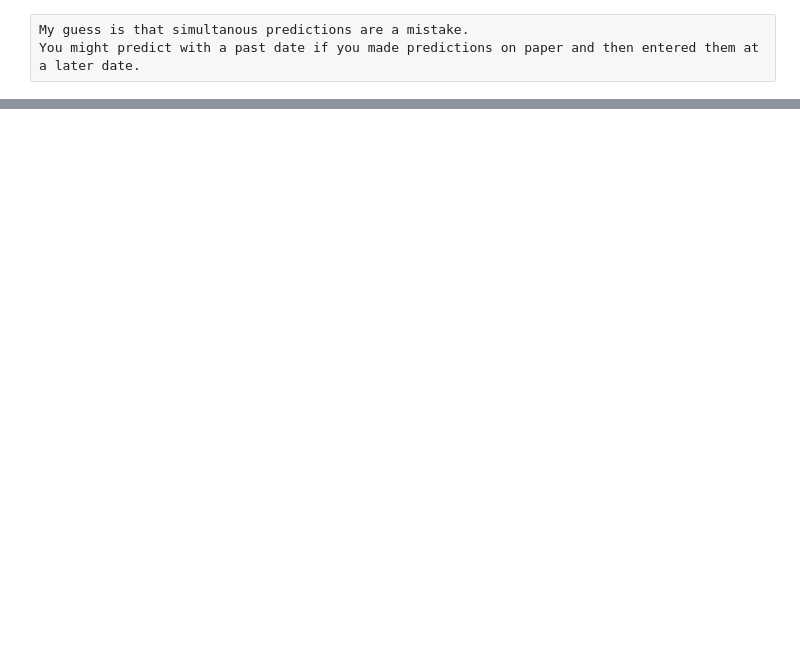
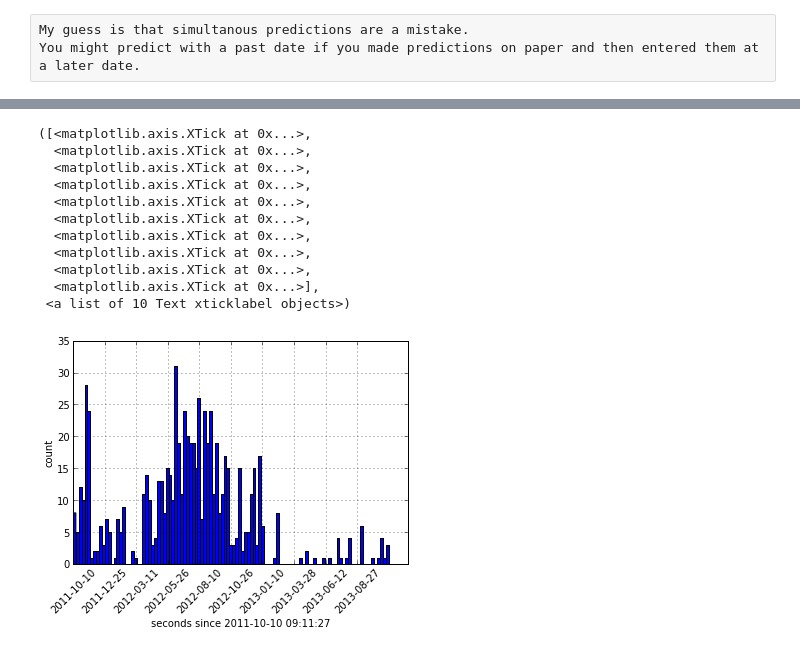
Before and after one commit to notionparallax/GA-DataScience, a Jupyter notebook: Prediction book analysis/PB prediction focus.ipynb, the cells around one changed output, grey strips where cells are left out. Drawn from its saved outputs; the diff is of its cells as text; code cells hidden in the pictures; blank space fills up the shorter version.

```diff
--- a/Prediction book analysis/PB prediction focus.ipynb
+++ b/Prediction book analysis/PB prediction focus.ipynb
@@ -174,3 +174,20 @@ dtype: int64
 # %% [raw]
 My guess is that simultanous predictions are a mistake.
 You might predict with a past date if you made predictions on paper and then entered them at a later date.
+# %%
+last  = predictions["predictions.created_at"].max()
+first = predictions["predictions.created_at"].min()
+print "first", first
+print "last",  last
+print last - first
+days_in_e = (last - first).days
+print "days_in_e",days_in_e
+epoch = (last - first).total_seconds()
+print "epoch", epoch, "seconds"
+days_per_bin = 7
+binNum = int(days_in_e / days_per_bin)
+print "days_per_bin",days_per_bin
+print "binNum", binNum
+target_label_number = 10
+labelPerNbins = binNum/target_label_number
+spacedBinNum = int(binNum/labelPerNbins)
@@ -176,0 +202,30 @@ You might predict with a past date if you made predictions on paper and then ent
+# %%
+predictions["seconds_since_start"].hist(bins=binNum)#, range=(0,30)
+xlabel('seconds since '+ str(predictions["predictions.created_at"].min()))
+ylabel('count')
+
+def labelDate(first,epoch,binNum,step):
+    secondsThisStep = (epoch/binNum)*step
+    offset = datetime.timedelta(seconds=secondsThisStep)
+    newDT = first + offset
+    justDate=newDT.date()
+    return justDate
+
+tickNames = [labelDate(first,epoch,spacedBinNum,x) for x in range(spacedBinNum)]
+xticks([x*(epoch/spacedBinNum) for x in range(len(tickNames))], #locations,
+       [x for x in tickNames],             #labels
+       rotation=45,
+       fontsize=10)
+# %% [output]
+([<matplotlib.axis.XTick at 0x...>,
+  <matplotlib.axis.XTick at 0x...>,
+  <matplotlib.axis.XTick at 0x...>,
+  <matplotlib.axis.XTick at 0x...>,
+  <matplotlib.axis.XTick at 0x...>,
+  <matplotlib.axis.XTick at 0x...>,
+  <matplotlib.axis.XTick at 0x...>,
+  <matplotlib.axis.XTick at 0x...>,
+  <matplotlib.axis.XTick at 0x...>,
+  <matplotlib.axis.XTick at 0x...>],
+ <a list of 10 Text xticklabel objects>)
+[figure, added]
```
Also changed, not shown: parts of 3 cells of this notebook, 1 other file.
